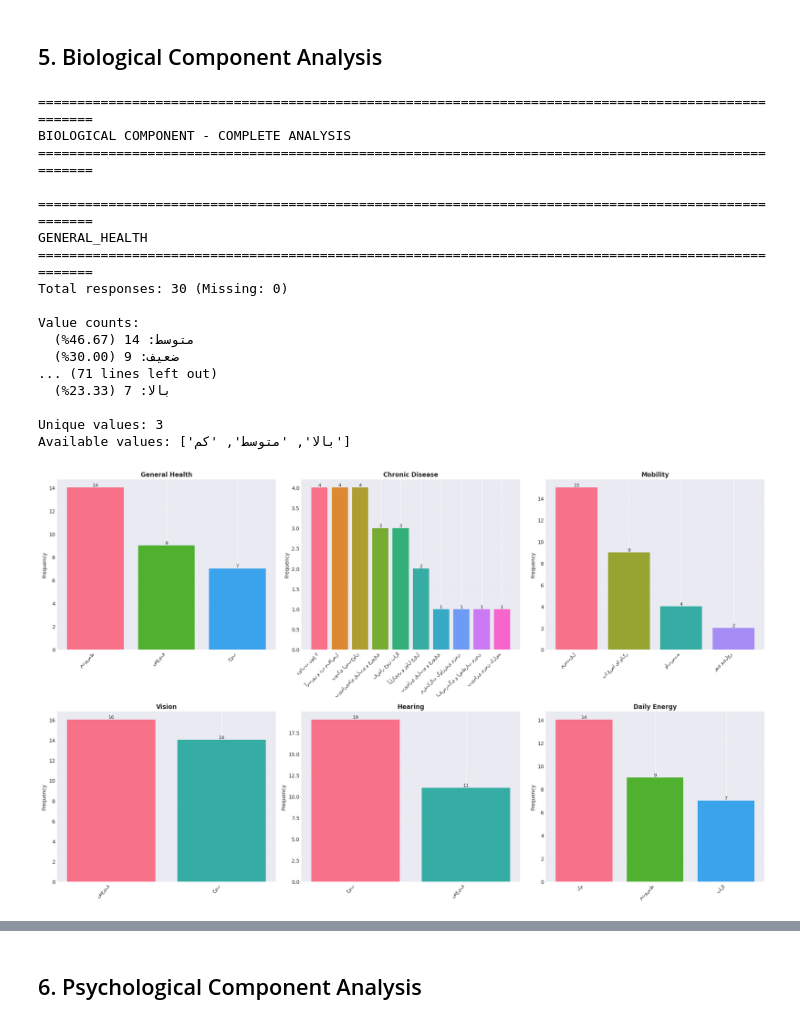
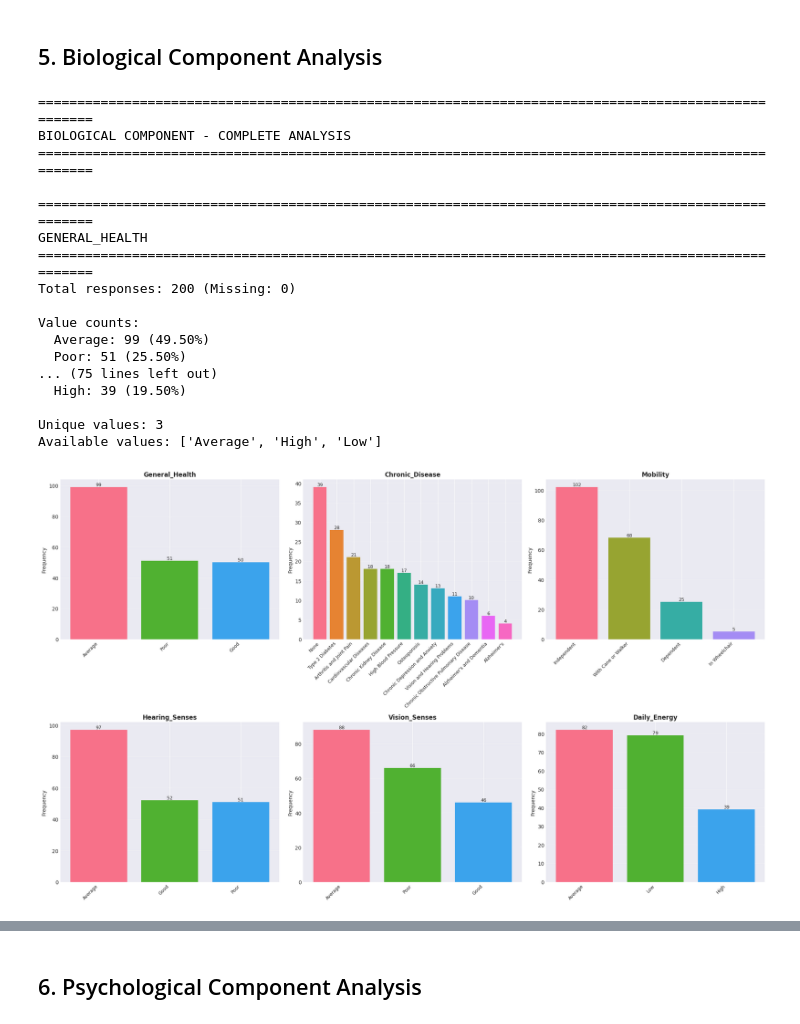
Before and after one commit to liAmirali/uni-final-ai, a Jupyter notebook: dataset_gen/persona_analyzer.ipynb, the cells around one changed output, grey strips where cells are left out. Saved outputs shown, nothing was run; the diff lists cells and outputs as text; code cells hidden in the pictures.

Commit message:
generate personas with stats

```diff
--- a/dataset_gen/persona_analyzer.ipynb
+++ b/dataset_gen/persona_analyzer.ipynb
@@ -147,0 +87,5 @@ None
+# %%
+# Creating DataFrame
+df = pd.DataFrame(flatten_persona_data)
+print("\nDataFrame Info:")
+print(df.info())
@@ -271,8 +233,7 @@ M        14.0  78.357143  6.946024  65.0  73.25  78.0  84.50  89.0
 ## 5. Biological Component Analysis
 # %%
 # Biological component variables
-bio_vars = ['bio_general_health', 'bio_chronic_disease', 'bio_mobility',
-            'bio_vision', 'bio_hearing', 'bio_daily_energy']
+bio_vars = ['general_health', 'chronic_disease', 'mobility', 'hearing_senses', 'vision_senses', 'daily_energy']
 
 print("=" * 100)
 print("BIOLOGICAL COMPONENT - COMPLETE ANALYSIS")
@@ -281,7 +242,7 @@ print("=" * 100)
 # Analyze each biological variable
 for var in bio_vars:
     print(f"\n{'=' * 100}")
-    print(f"{var.upper().replace('BIO_', '')}")
+    print(f"{var.upper()}")
     print(f"{'=' * 100}")
 
     # Clean data: remove None/NaN values
@@ -312,49 +273,48 @@ for idx, var in enumerate(bio_vars):
     axes[idx].set_xticks(range(len(value_counts)))
     axes[idx].set_xticklabels(value_counts.index, rotation=45, ha='right', fontsize=9)
     axes[idx].set_ylabel('Frequency', fontsize=10)
-    axes[idx].set_title(var.replace('bio_', '').replace('_', ' ').title(),
-                        fontsize=12, fontweight='bold')
+    axes[idx].set_title(var.title(), fontsize=12, fontweight='bold')
     axes[idx].grid(True, alpha=0.3, axis='y')
 
     # Add value labels on bars
     for i, v in enumerate(value_counts.values):
         axes[idx].text(i, v, str(v), ha='center', va='bottom', fontsize=9)
 
 plt.tight_layout()
 plt.show()
 
 # Cross-tabulation: General Health vs Daily Energy
 print("\n" + "=" * 100)
 print("CROSS-TABULATION: General Health vs Daily Energy")
 print("=" * 100)
-crosstab = pd.crosstab(df['bio_general_health'], df['bio_daily_energy'], margins=True)
+crosstab = pd.crosstab(df['general_health'], df['daily_energy'], margins=True)
 print(crosstab.to_string())
 
 # Mobility vs General Health
 print("\n" + "=" * 100)
 print("CROSS-TABULATION: Mobility vs General Health")
 print("=" * 100)
-crosstab2 = pd.crosstab(df['bio_mobility'], df['bio_general_health'], margins=True)
+crosstab2 = pd.crosstab(df['mobility'], df['general_health'], margins=True)
 print(crosstab2.to_string())
 # %% [output]
 ====================================================================================================
 BIOLOGICAL COMPONENT - COMPLETE ANALYSIS
 ====================================================================================================
 
 ====================================================================================================
 GENERAL_HEALTH
 ====================================================================================================
-Total responses: 30 (Missing: 0)
+Total responses: 200 (Missing: 0)
 
 Value counts:
-  متوسط: 14 (46.67%)
-  ضعیف: 9 (30.00%)
-... (71 lines left out)
-  بالا: 7 (23.33%)
+  Average: 99 (49.50%)
+  Poor: 51 (25.50%)
+... (75 lines left out)
+  High: 39 (19.50%)
 
 Unique values: 3
-Available values: ['بالا', 'متوسط', 'کم']
+Available values: ['Average', 'High', 'Low']
-[figure, old version]
+[figure, new version]
 ====================================================================================================
 CROSS-TABULATION: General Health vs Daily Energy
 ====================================================================================================
```
Also changed, not shown: parts of 11 cells of this notebook, 5 other files.
